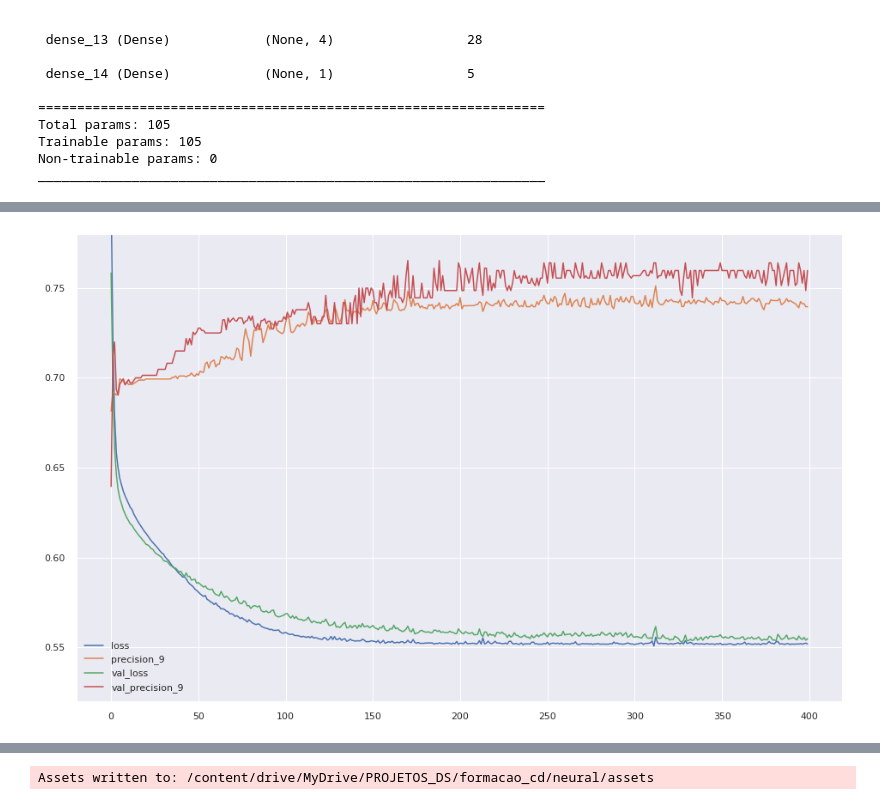
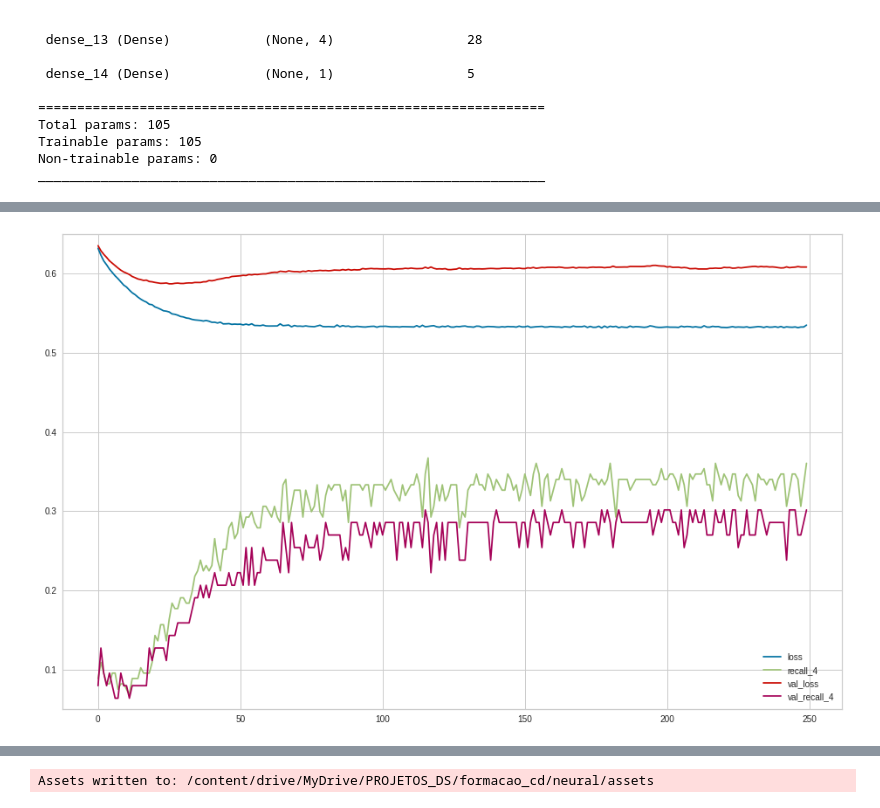
Before and after one commit to brunosantos4/Credito, a Jupyter notebook: projeto_credito.ipynb, the cells around one changed output, grey strips where cells are left out. Drawn from its saved outputs; the diff is of its cells as text; code cells hidden in the pictures.

```diff
--- a/projeto_credito.ipynb
+++ b/projeto_credito.ipynb
@@ -100,6 +71,10 @@ drive.mount('/content/drive')
 Drive already mounted at /content/drive; to attempt to forcibly remount, call drive.mount("/content/drive", force_remount=True).
 # %%
 dataframe = pd.read_csv("/content/drive/MyDrive/PROJETOS_DS/formacao_cd/dados.csv")
+# %%
+dataframe['Status']= dataframe['Status'].replace([0],3)
+dataframe['Status']= dataframe['Status'].replace([1],0)
+dataframe['Status']= dataframe['Status'].replace([3],1)
 # %%
 df,df_test = train_test_split(dataframe, train_size = 0.7, random_state = 42)
 # %%
@@ -1103,16 +992,11 @@ Total params: 105
 Trainable params: 105
 Non-trainable params: 0
 _________________________________________________________________
-# %%
-# Configuração dos parâmetros da rede neural (adam = algoritmo para atualizar os pesos e loss = cálculo do erro)
-#modelo.compile(optimizer = 'adam', loss = 'sparse_categorical_crossentropy',
-#               #metrics = ['Precision']
-#               metrics=[keras.metrics.Precision()])
-
-modelo.compile(optimizer = 'adam', loss = 'binary_crossentropy',
-               #metrics = ['Precision']
-               metrics= [keras.metrics.Precision()])
+# %%
+modelo.compile(optimizer = 'adam', loss = 'binary_crossentropy',
+               #metrics = ['Precision']
+               metrics= [keras.metrics.Recall()])
 # %%
 # Treinamento, dividindo a base de treinamento em uma porção para validação (validation_data)
-model = modelo.fit(X_train, y_train, epochs = 400,
+model = modelo.fit(X_train, y_train, epochs = 250,
            validation_data = (X_test, y_test))
@@ -1137,8 +1003,8 @@ Epoch 400/400
 # %%
 pd.DataFrame(model.history).plot(figsize = (16,10))
 plt.grid(True)
-plt.gca().set_ylim(0.52,0.78)
+plt.gca().set_ylim(0.05,0.65)
 plt.show()
 # %% [output]
-[figure, old version]
+[figure, new version]
 # %%
```
Also changed, not shown: parts of 57 cells of this notebook.
